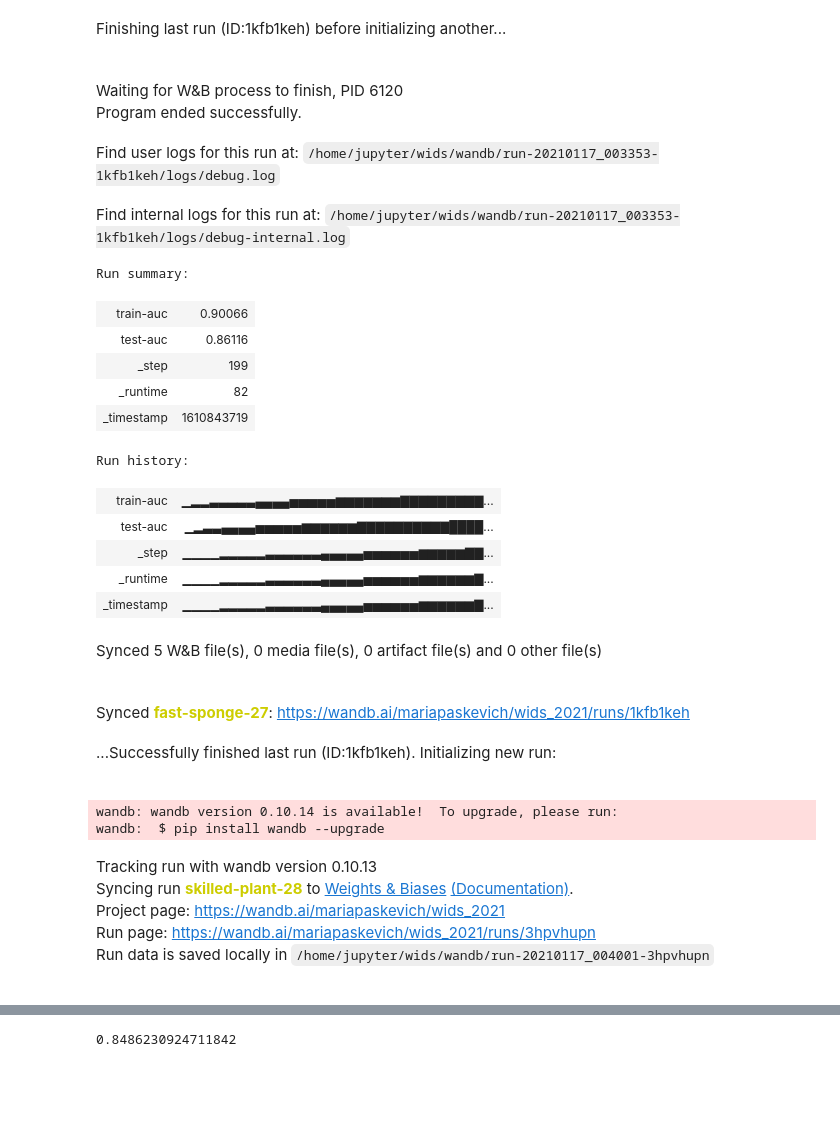
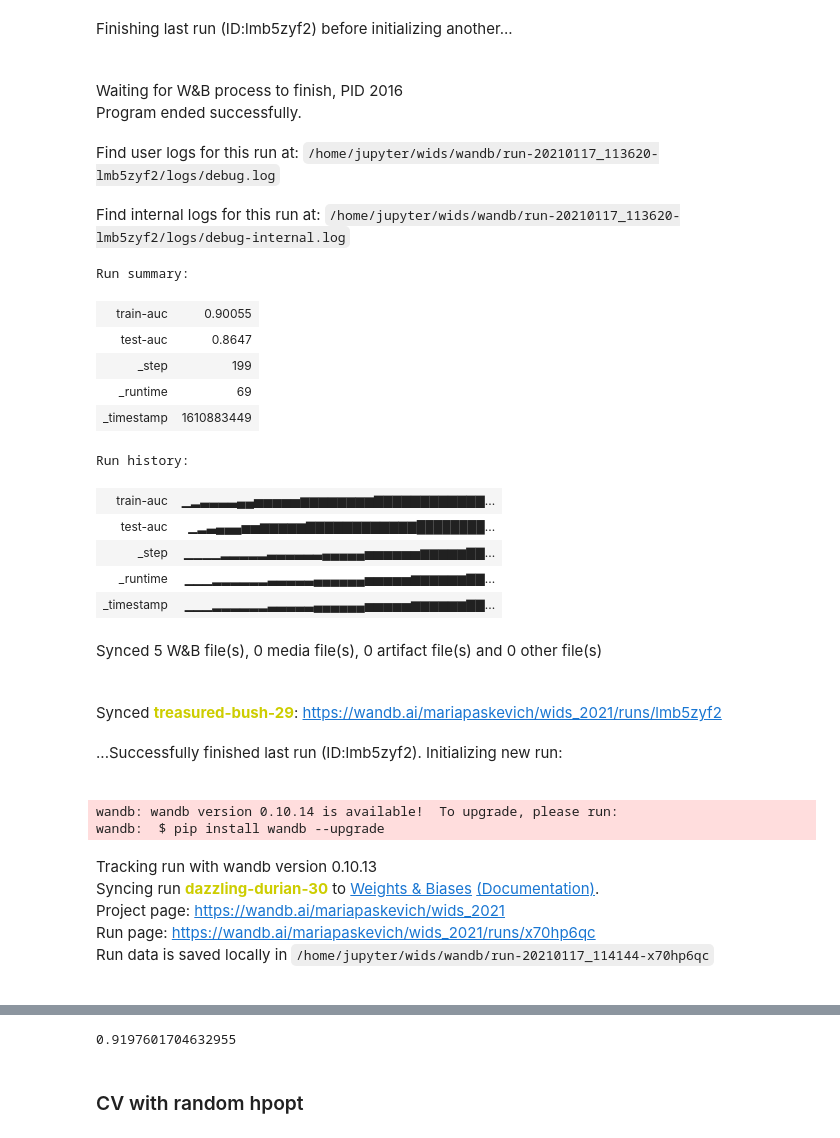
Before and after one commit to mariapaskevich/widsdatathon2021, a Jupyter notebook: XGBoost.ipynb, the cells around one changed output, grey strips where cells are left out. Drawn from its saved outputs; the diff is of its cells as text; code cells hidden in the pictures; blank space fills up the shorter version.

Commit message:
random search on xgb

```diff
--- a/XGBoost.ipynb
+++ b/XGBoost.ipynb
@@ -55,46 +55,52 @@ xg_test = xgb.DMatrix(X_val.values, label=y_val)
 # %%
 wandb.init(project="wids_2021", sync_tensorboard=True)
 config = wandb.config
 
-param = {'learning_rate':0.01,
-          'num_leaves':30,
-          'n_estimators':200,
+
+param = {'subsample': 1.0,
+         'num_leaves': 20,
+         'min_child_weight': 5,
+         'max_depth': 5,
+         'learning_rate': 0.1,
+         'gamma': 1.5,
+         'colsample_bytree': 1.0,
+         'n_estimators':200,
           'eval_metric':'auc',
-          'objective': 'reg:logistic'}
+          'objective': 'binary:logistic'}
 
-wandb.config.update(params)
+# wandb.config.update(params)
 
 watchlist = [(xg_train, 'train'), (xg_test, 'test')]
-num_round = 200
+num_round = 500
 bst = xgb.train(param, xg_train, num_round, watchlist, callbacks=[wandb.xgboost.wandb_callback()])
 
 # get prediction
 pred = bst.predict(xg_test)
 # %% [output]
-Finishing last run (ID:1kfb1keh) before initializing another...
+Finishing last run (ID:lmb5zyf2) before initializing another...
-Waiting for W&B process to finish, PID 6120
+Waiting for W&B process to finish, PID 2016
 Program ended successfully.
-Find user logs for this run at: /home/jupyter/wids/wandb/run-20210117_003353-1kfb1keh/logs/debug.log
+Find user logs for this run at: /home/jupyter/wids/wandb/run-20210117_113620-lmb5zyf2/logs/debug.log
-Find internal logs for this run at: /home/jupyter/wids/wandb/run-20210117_003353-1kfb1keh/logs/debug-internal.log
+Find internal logs for this run at: /home/jupyter/wids/wandb/run-20210117_113620-lmb5zyf2/logs/debug-internal.log
 Run summary:
-| train-auc | 0.90066 |
-| test-auc | 0.86116 |
+| train-auc | 0.90055 |
+| test-auc | 0.8647 |
 | _step | 199 |
-| _runtime | 82 |
-| _timestamp | 1610843719 |
+| _runtime | 69 |
+| _timestamp | 1610883449 |
 Run history:
-| train-auc | ▁▂▂▃▃▃▃▃▄▄▄▄▅▅▅▅▅▆▆▆▆▆▆▆▇▇▇▇▇▇▇▇▇... |
-| test-auc | ▁▂▃▃▄▄▄▄▅▅▅▅▅▆▆▆▆▆▆▇▇▇▇▇▇▇▇▇▇████... |
+| train-auc | ▁▂▃▃▃▃▄▄▅▅▅▅▅▆▆▆▆▆▆▆▆▇▇▇▇▇▇▇▇▇▇▇▇... |
+| test-auc | ▁▂▃▄▄▄▅▅▆▆▆▆▆▇▇▇▇▇▇▇▇▇▇▇▇████████... |
 | _step | ▁▁▁▁▂▂▂▂▂▃▃▃▃▃▃▄▄▄▄▄▅▅▅▅▅▅▆▆▆▆▆▇▇... |
-| _runtime | ▁▁▁▁▂▂▂▂▂▃▃▃▃▃▃▄▄▄▄▄▅▅▅▅▅▅▆▆▆▆▆▆▇... |
-| _timestamp | ▁▁▁▁▂▂▂▂▂▃▃▃▃▃▃▄▄▄▄▄▅▅▅▅▅▅▆▆▆▆▆▆▇... |
+| _runtime | ▁▁▁▂▂▂▂▂▂▃▃▃▃▃▄▄▄▄▄▄▅▅▅▅▅▆▆▆▆▆▆▇▇... |
+| _timestamp | ▁▁▁▂▂▂▂▂▂▃▃▃▃▃▄▄▄▄▄▄▅▅▅▅▅▆▆▆▆▆▆▇▇... |
 Synced 5 W&B file(s), 0 media file(s), 0 artifact file(s) and 0 other file(s)
-Synced fast-sponge-27: https://wandb.ai/mariapaskevich/wids_2021/runs/1kfb1keh
+Synced treasured-bush-29: https://wandb.ai/mariapaskevich/wids_2021/runs/lmb5zyf2
-...Successfully finished last run (ID:1kfb1keh). Initializing new run:
+...Successfully finished last run (ID:lmb5zyf2). Initializing new run:
 wandb: wandb version 0.10.14 is available!  To upgrade, please run:
 wandb:  $ pip install wandb --upgrade
 Tracking run with wandb version 0.10.13
-Syncing run skilled-plant-28 to Weights & Biases (Documentation).
+Syncing run dazzling-durian-30 to Weights & Biases (Documentation).
 Project page: https://wandb.ai/mariapaskevich/wids_2021
-Run page: https://wandb.ai/mariapaskevich/wids_2021/runs/3hpvhupn
-Run data is saved locally in /home/jupyter/wids/wandb/run-20210117_004001-3hpvhupn
+Run page: https://wandb.ai/mariapaskevich/wids_2021/runs/x70hp6qc
+Run data is saved locally in /home/jupyter/wids/wandb/run-20210117_114144-x70hp6qc
@@ -120,7 +126,7 @@ Parameters: { n_estimators, num_leaves } might not be used.
 
 metrics.roc_auc_score(Y.values, bst.predict(xgb.DMatrix(df_train.values)))
 # %% [output]
-0.8486230924711842
+0.9197601704632955
 # %%
 #Basic model final auc: 0.7917882139874278
 #0.8263166791535951
@@ -137,0 +144,2 @@ submittion.fillna(0.5).to_csv('SolutionWiDS2021_XGB_200_epochs_01_lr.csv')
+# %% [markdown]
+### CV with random hpopt
```
Also changed, not shown: parts of 12 cells of this notebook, 26 other files.
